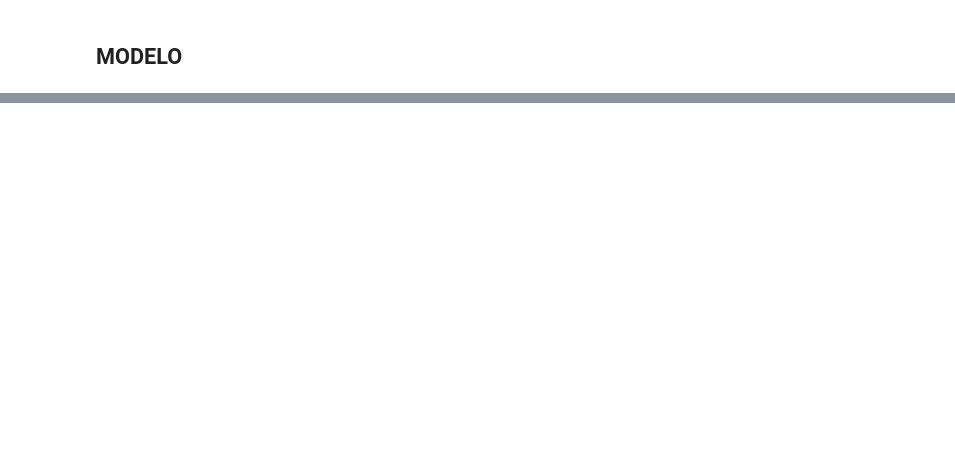
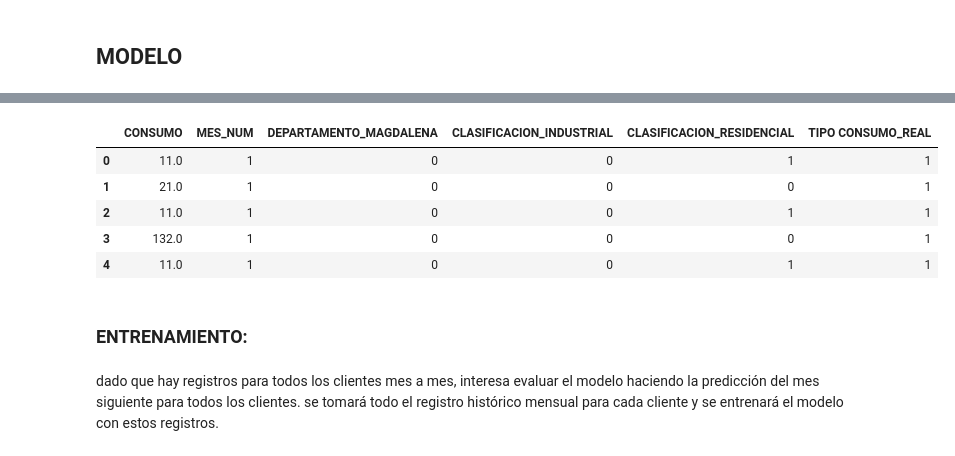
Before and after one commit to vanebertel/PRUEBA_GASES, a Jupyter notebook: _sources/notebooks.ipynb, the cells around one changed output, grey strips where cells are left out. Saved outputs shown, nothing was run; the diff lists cells and outputs as text; code cells hidden in the pictures; blank space fills up the shorter version.

```diff
--- a/_sources/notebooks.ipynb
+++ b/_sources/notebooks.ipynb
@@ -766,0 +812,14 @@ DATOS.head()
+# %%
+DATOS=DATOS.drop('ID CLIENTE', axis=1)
+DATOS.head()
+# %% [output]
+|  | CONSUMO | MES_NUM | DEPARTAMENTO_MAGDALENA | CLASIFICACION_INDUSTRIAL | CLASIFICACION_RESIDENCIAL | TIPO CONSUMO_REAL |
+| 0 | 11.0 | 1 | 0 | 0 | 1 | 1 |
+| 1 | 21.0 | 1 | 0 | 0 | 0 | 1 |
+| 2 | 11.0 | 1 | 0 | 0 | 1 | 1 |
+| 3 | 132.0 | 1 | 0 | 0 | 0 | 1 |
+| 4 | 11.0 | 1 | 0 | 0 | 1 | 1 |
+# %% [markdown]
+### ENTRENAMIENTO:
+# %% [markdown]
+dado que hay registros para todos los clientes mes a mes, interesa evaluar el modelo haciendo la predicción del mes siguiente para todos los clientes. se tomará todo el registro histórico mensual para cada cliente y se entrenará el modelo con estos registros.
```
Also changed, not shown: parts of 15 cells of this notebook, 4 other files.
